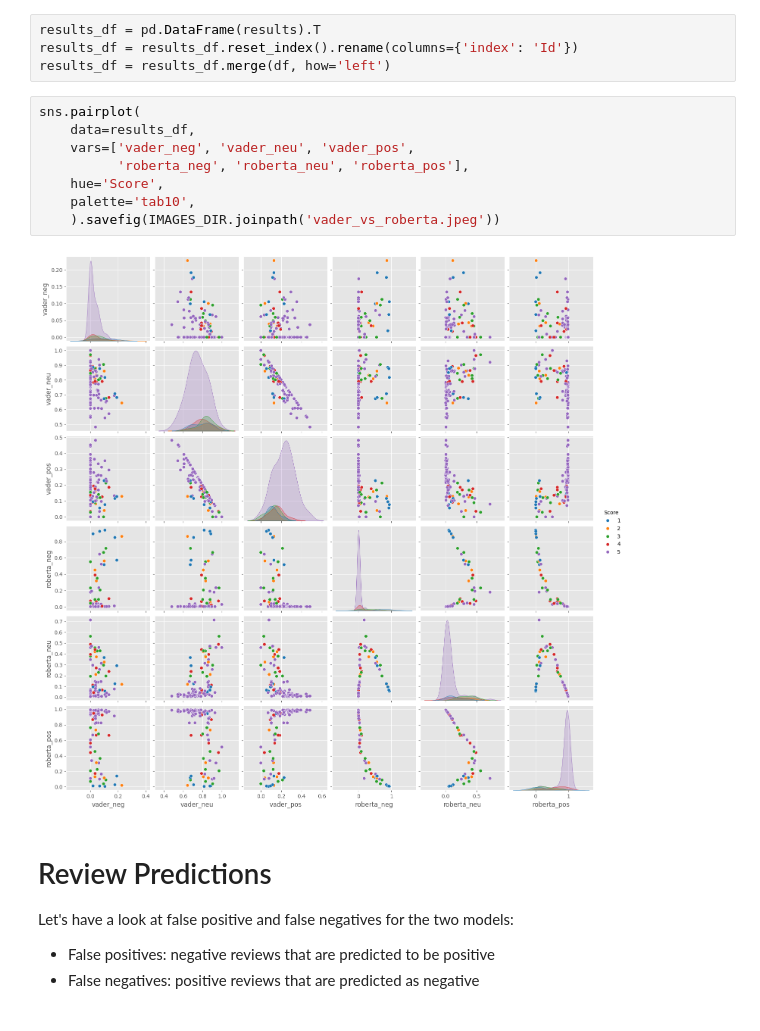
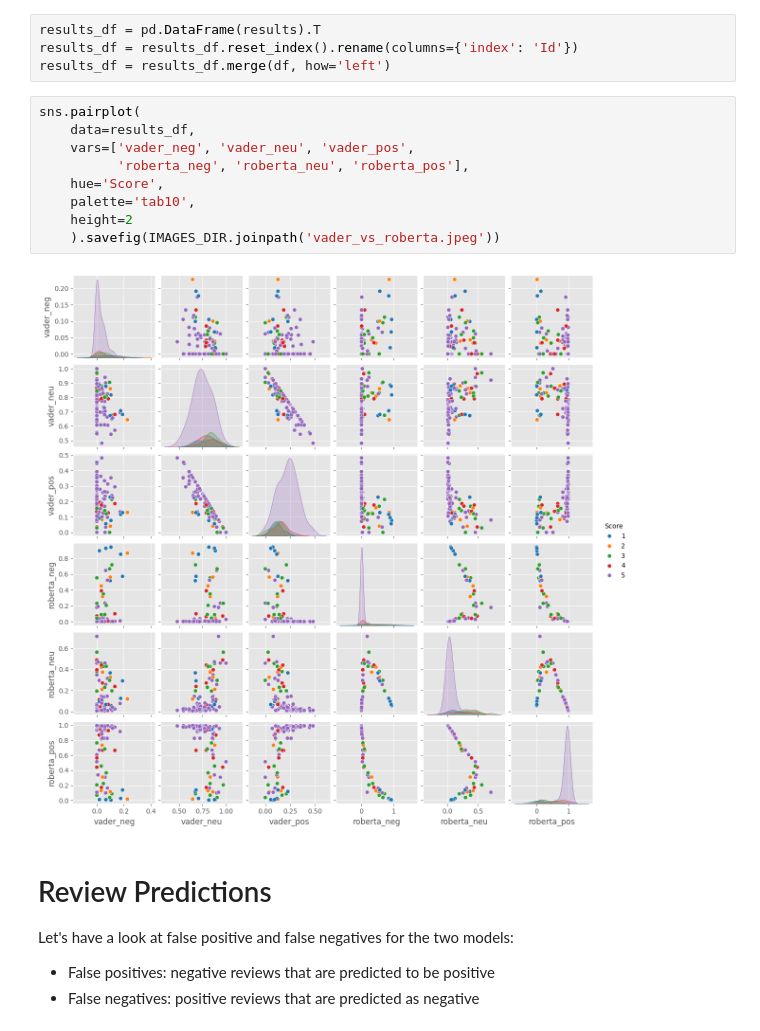
Before and after one commit to marcodigennaro/LLM, a Jupyter notebook: llm/jupyter-notebooks/sentiment_analysis.ipynb, the cells around one changed output. Saved outputs shown, nothing was run; the diff lists cells and outputs as text.

```diff
--- a/llm/jupyter-notebooks/sentiment_analysis.ipynb
+++ b/llm/jupyter-notebooks/sentiment_analysis.ipynb
@@ -232,13 +231,14 @@ results_df = results_df.merge(df, how='left')
 # %%
 sns.pairplot(
     data=results_df,
     vars=['vader_neg', 'vader_neu', 'vader_pos',
           'roberta_neg', 'roberta_neu', 'roberta_pos'],
     hue='Score',
     palette='tab10',
+    height=2
     ).savefig(IMAGES_DIR.joinpath('vader_vs_roberta.jpeg'))
 # %% [output]
-[figure, old version]
+[figure, new version]
 # %% [markdown]
 # Review Predictions
 
```
Also changed, not shown: parts of 1 cell of this notebook, 5 other files.
